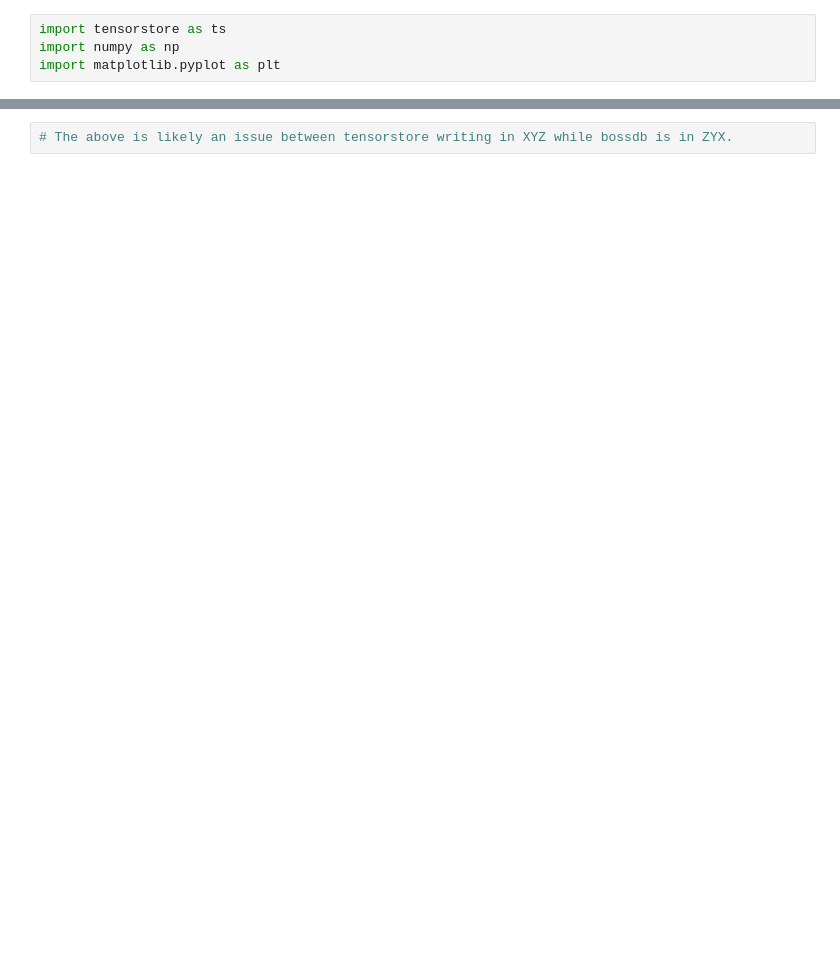
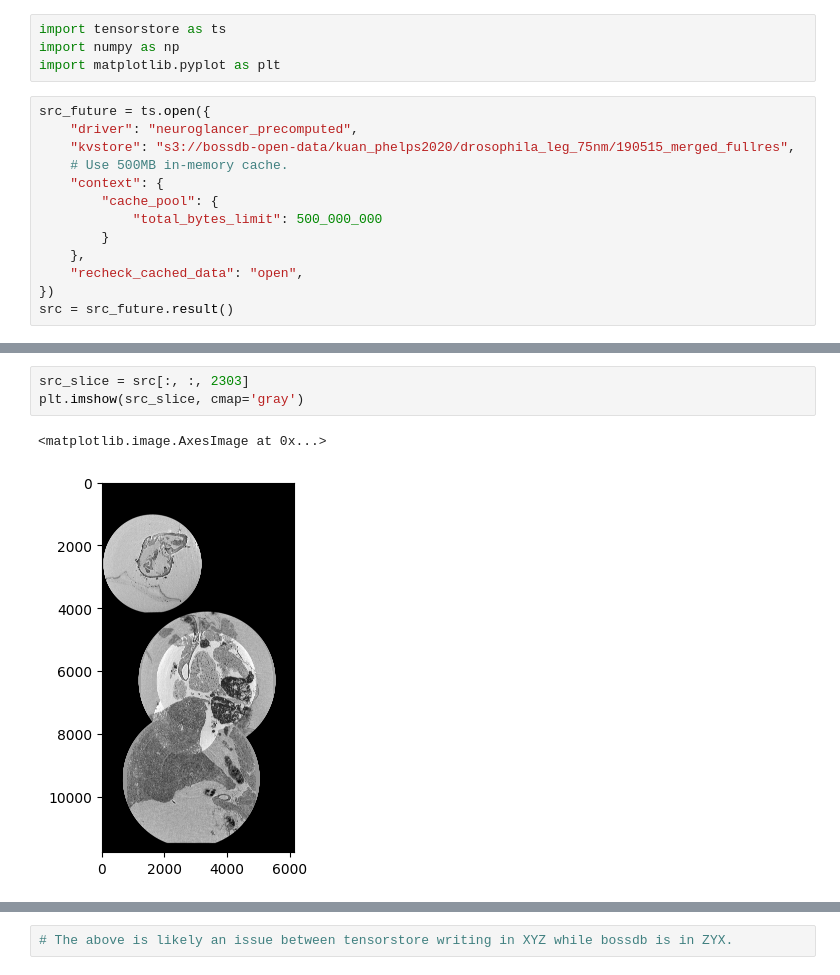
Before and after one commit to JaneliaSciComp/bossdb-convert, a Jupyter notebook: view.ipynb, the cells around one changed output, grey strips where cells are left out. Saved outputs shown, nothing was run; the diff lists cells and outputs as text; blank space fills up the shorter version.

Commit message:
working version of ng precomputed -> n5

```diff
--- a/view.ipynb
+++ b/view.ipynb
@@ -2,3 +2,16 @@
 import tensorstore as ts
 import numpy as np
 import matplotlib.pyplot as plt
+# %%
+src_future = ts.open({
+    "driver": "neuroglancer_precomputed",
+    "kvstore": "s3://bossdb-open-data/kuan_phelps2020/drosophila_leg_75nm/190515_merged_fullres",
+    # Use 500MB in-memory cache.
+    "context": {
+        "cache_pool": {
+            "total_bytes_limit": 500_000_000
+        }
+    },
+    "recheck_cached_data": "open",
+})
+src = src_future.result()
@@ -47,0 +84,6 @@ plt.imshow(slice, cmap='gray')
+# %%
+src_slice = src[:, :, 2303]
+plt.imshow(src_slice, cmap='gray')
+# %% [output]
+<matplotlib.image.AxesImage at 0x...>
+[figure, added]
```
Also changed, not shown: parts of 8 cells of this notebook, 3 other files.
